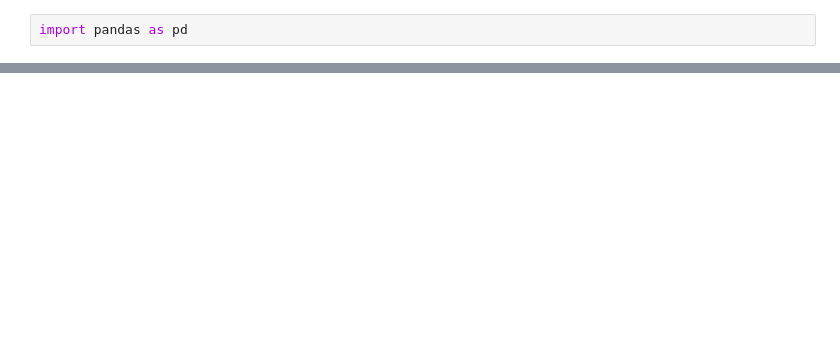
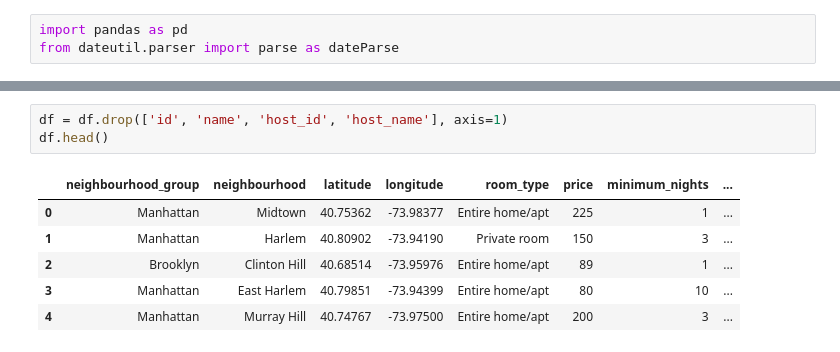
Before and after one commit to AndreKurait/EECS-731-Project-1, a Jupyter notebook: CombiningData.ipynb, the cells around one changed output, grey strips where cells are left out. Drawn from its saved outputs; the diff is of its cells as text; blank space fills up the shorter version.

```diff
--- a/CombiningData.ipynb
+++ b/CombiningData.ipynb
@@ -1,5 +1,6 @@
 # %%
 import pandas as pd
+from dateutil.parser import parse as dateParse
 # %%
 df = pd.read_csv('./Data/listings-2019-08-06.csv')
 df.head()
@@ -10,3 +11,13 @@ df.head()
 | 2 | 3831 | Cozy Entire Floor of Brownstone | 4869 | LisaRoxanne | Brooklyn | Clinton Hill | 40.68514 | -73.95976 | ... |
 | 3 | 5022 | Entire Apt: Spacious Studio/Loft ... | 7192 | Laura | Manhattan | East Harlem | 40.79851 | -73.94399 | ... |
 | 4 | 5099 | Large Cozy 1 BR Apartment In Midt... | 7322 | Chris | Manhattan | Murray Hill | 40.74767 | -73.97500 | ... |
+# %%
+df = df.drop(['id', 'name', 'host_id', 'host_name'], axis=1)
+df.head()
+# %% [output]
+|  | neighbourhood_group | neighbourhood | latitude | longitude | room_type | price | minimum_nights | ... |
+| 0 | Manhattan | Midtown | 40.75362 | -73.98377 | Entire home/apt | 225 | 1 | ... |
+| 1 | Manhattan | Harlem | 40.80902 | -73.94190 | Private room | 150 | 3 | ... |
+| 2 | Brooklyn | Clinton Hill | 40.68514 | -73.95976 | Entire home/apt | 89 | 1 | ... |
+| 3 | Manhattan | East Harlem | 40.79851 | -73.94399 | Entire home/apt | 80 | 10 | ... |
+| 4 | Manhattan | Murray Hill | 40.74767 | -73.97500 | Entire home/apt | 200 | 3 | ... |
```
Also changed, not shown: parts of 8 cells of this notebook, 2 other files.
